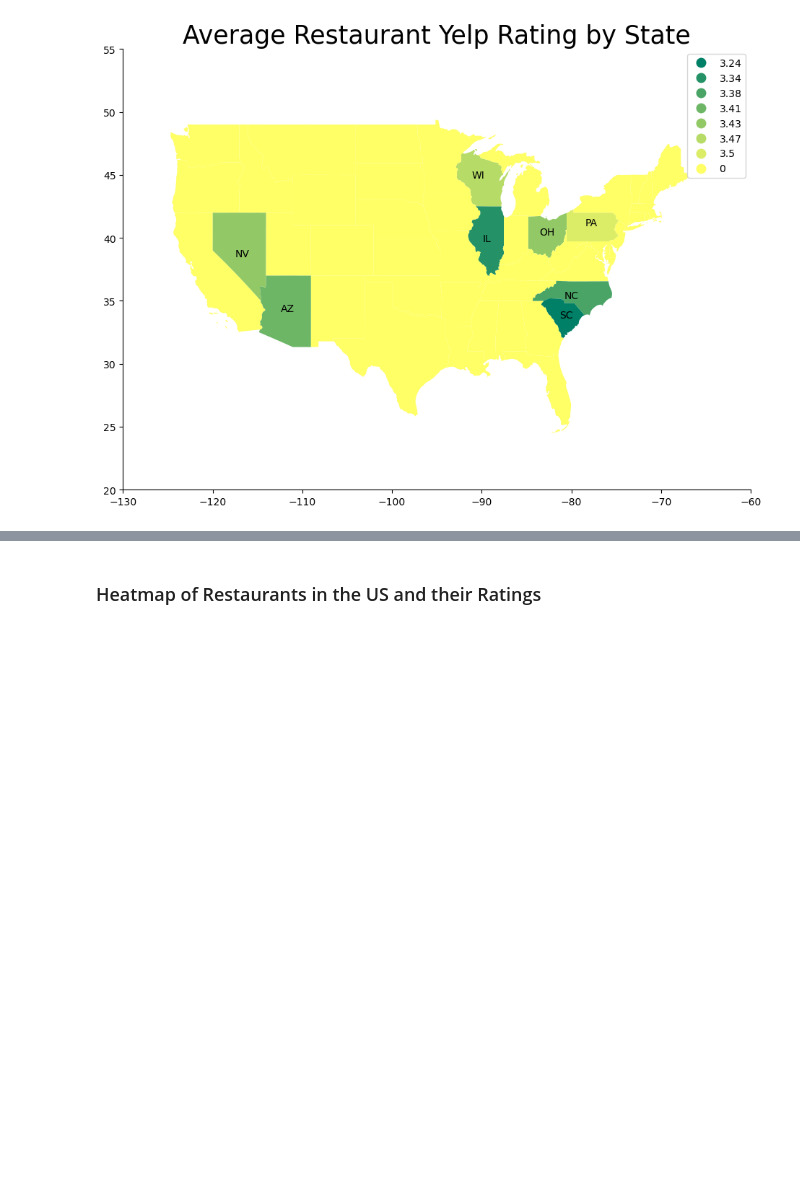
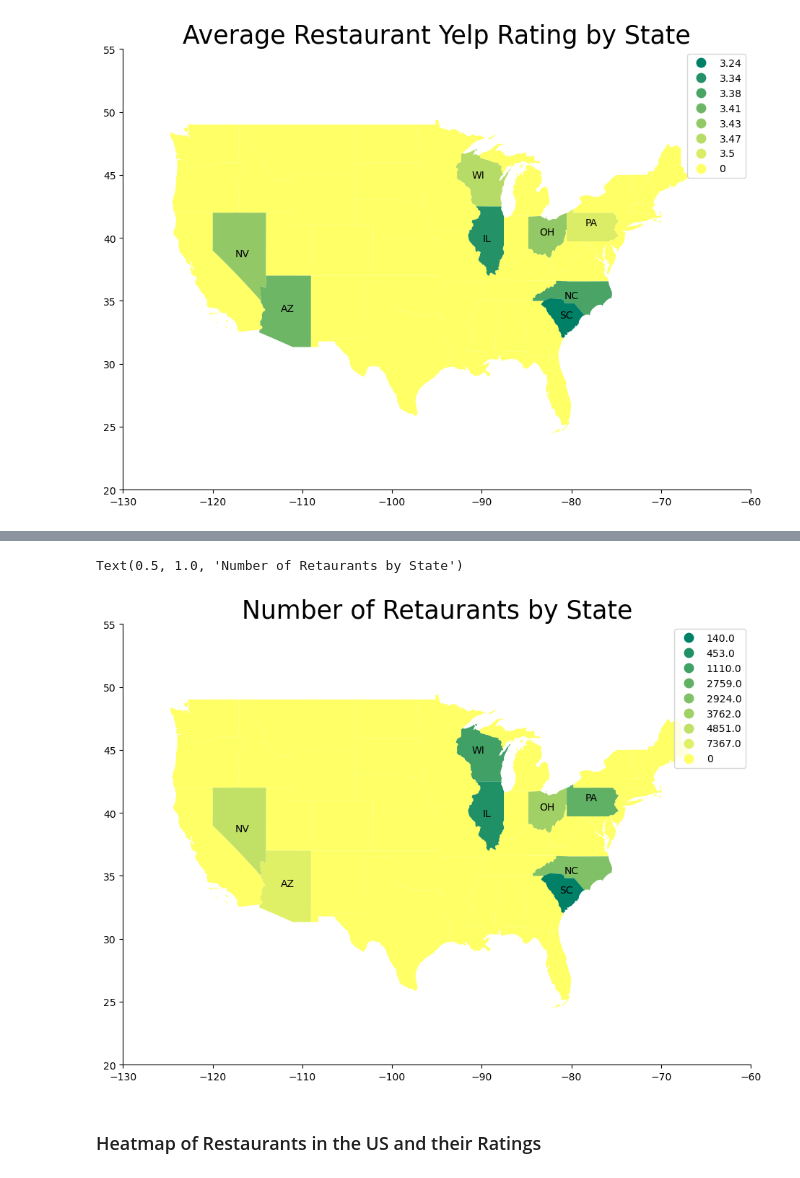
Before and after one commit to vvickychan/yelp-code, a Jupyter notebook: yelp.ipynb, the cells around one changed output, grey strips where cells are left out. Drawn from its saved outputs; the diff is of its cells as text; code cells hidden in the pictures; blank space fills up the shorter version.

```diff
--- a/yelp.ipynb
+++ b/yelp.ipynb
@@ -696,7 +684,7 @@ This map generates a visual for the average Yelp star rating for restaurants in
 # %%
  # url of our shape file
 path="/Users/vickychan/Dropbox/Mac/Desktop/yelp-code/cb_2018_us_state_20m"
-df_state_data = us_state_summary_statistic.copy()
+df_state_data = us_states[['state','average_stars']].copy()
 # retrieving csv files from paths
 geo_usa = gpd.read_file(path+'/cb_2018_us_state_20m.dbf')
 state_data = gpd.read_file('/Users/vickychan/Dropbox/Mac/Desktop/yelp-code/statelatlong.csv')
@@ -736,3 +726,39 @@ Map of the US and the Number of restaurants in each State
+# %%
+ # url of our shape file
+path="/Users/vickychan/Dropbox/Mac/Desktop/yelp-code/cb_2018_us_state_20m"
+df_us_states = us_states.copy()
+# retrieving csv files from paths
+geo_usa = gpd.read_file(path+'/cb_2018_us_state_20m.dbf')
+state_data = gpd.read_file('/Users/vickychan/Dropbox/Mac/Desktop/yelp-code/statelatlong.csv')
+state_data = state_data.rename(columns={'State': 'STUSPS'})
+df_us_states
+# merging the data together
+
+geo_merge=geo_usa.merge(df_us_states,how='left', left_on='STUSPS', right_on='state')
+geo_merge.fillna('0', inplace=True)
+
+
+# plot USA map
+ax = geo_merge.plot(column='total_restaurants',figsize=(25, 7),cmap='summer', legend=True)
+
+geo_merge['coords'] = geo_merge['geometry'].apply(lambda x: x.representative_point().coords[:])
+geo_merge['coords'] = [coords[0] for coords in geo_merge['coords']]
+
+# labelling the states
+for idx, row in geo_merge.iterrows():
+    state_text = geo_merge['STUSPS'][idx]
+    if state_text in ['AZ', 'PA', 'SC', 'IL', 'NC', 'NV', 'OH', 'WI']:
+        plt.annotate(text=state_text, xy=row['coords'],
+                    horizontalalignment='center', fontsize=10)
+
+plt.xlim(-130,-60)
+plt.ylim(20,55)
+ax.spines['top'].set_visible(False)
+ax.spines['right'].set_visible(False)
+plt.title('Number of Retaurants by State',fontsize=25)
+# %% [output]
+Text(0.5, 1.0, 'Number of Retaurants by State')
+[figure, added]
 # %% [markdown]
 ### Heatmap of Restaurants in the US and their Ratings
 # %% [markdown]
```
Also changed, not shown: parts of 10 cells of this notebook.
